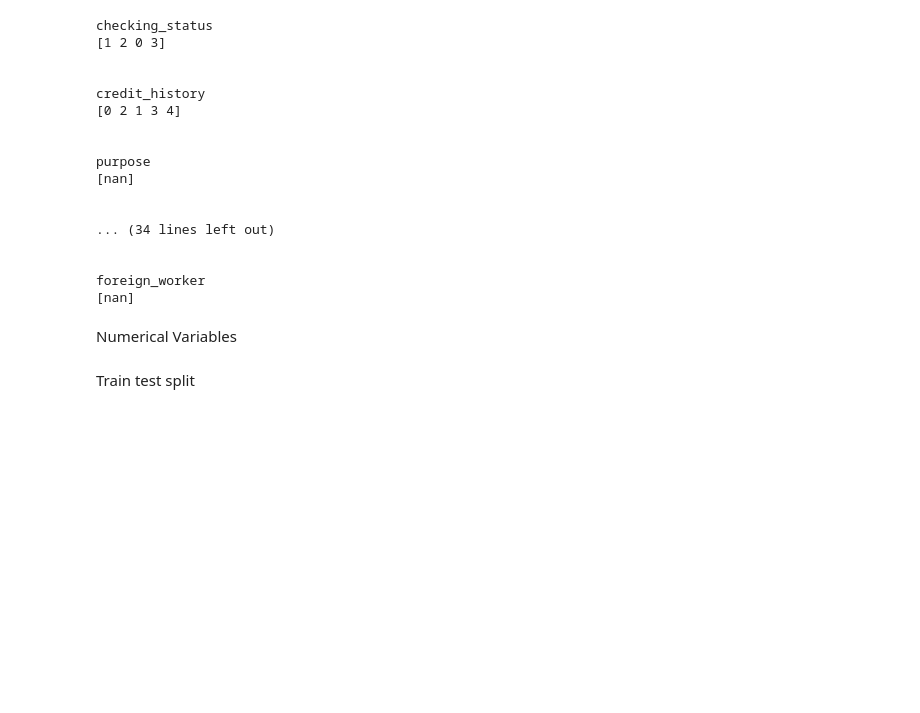
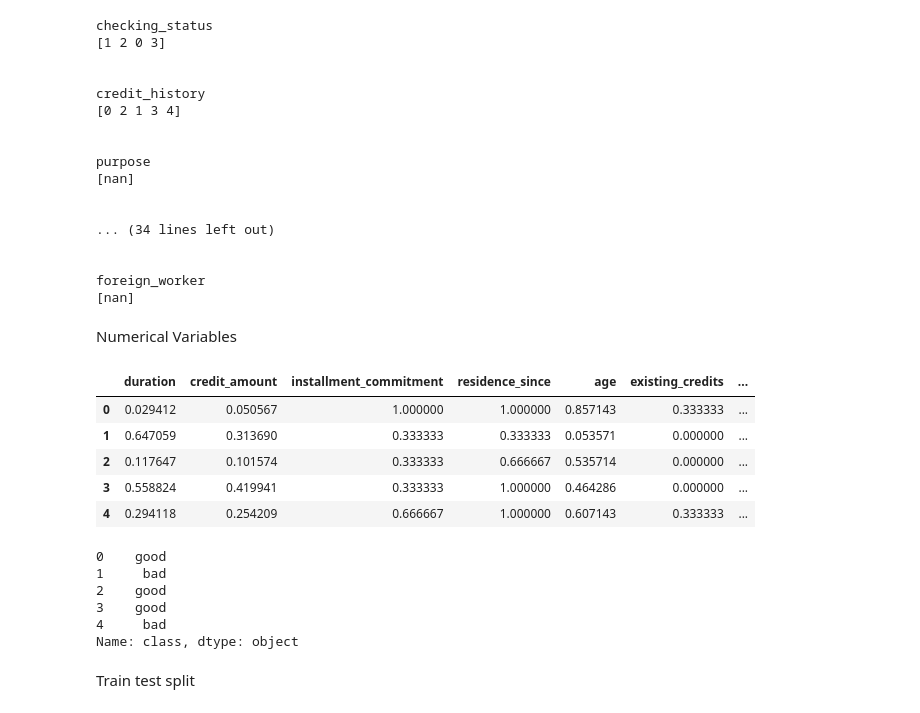
Before and after one commit to alexcTropic/Advanced-data-processing---class, a Jupyter notebook: ADPA_Project2.ipynb, the cells around one changed output. Saved outputs shown, nothing was run; the diff lists cells and outputs as text; code cells hidden in the pictures; blank space fills up the shorter version.

```diff
--- a/ADPA_Project2.ipynb
+++ b/ADPA_Project2.ipynb
@@ -400,6 +400,24 @@ X_numerical = pd.DataFrame(scaler.fit_transform(X_numerical))
 X_numerical.columns = x_columns
 # %%
 X = pd.concat([pd.DataFrame(X_numerical), X_categorical], axis=1).dropna(axis=1)
+# %%
+X.head()
+# %% [output]
+|  | duration | credit_amount | installment_commitment | residence_since | age | existing_credits | ... |
+| 0 | 0.029412 | 0.050567 | 1.000000 | 1.000000 | 0.857143 | 0.333333 | ... |
+| 1 | 0.647059 | 0.313690 | 0.333333 | 0.333333 | 0.053571 | 0.000000 | ... |
+| 2 | 0.117647 | 0.101574 | 0.333333 | 0.666667 | 0.535714 | 0.000000 | ... |
+| 3 | 0.558824 | 0.419941 | 0.333333 | 1.000000 | 0.464286 | 0.000000 | ... |
+| 4 | 0.294118 | 0.254209 | 0.666667 | 1.000000 | 0.607143 | 0.333333 | ... |
+# %%
+y.head()
+# %% [output]
+0    good
+1     bad
+2    good
+3    good
+4     bad
+Name: class, dtype: object
 # %% [markdown]
 Train test split
 # %%
```
Also changed, not shown: parts of 9 cells of this notebook.
